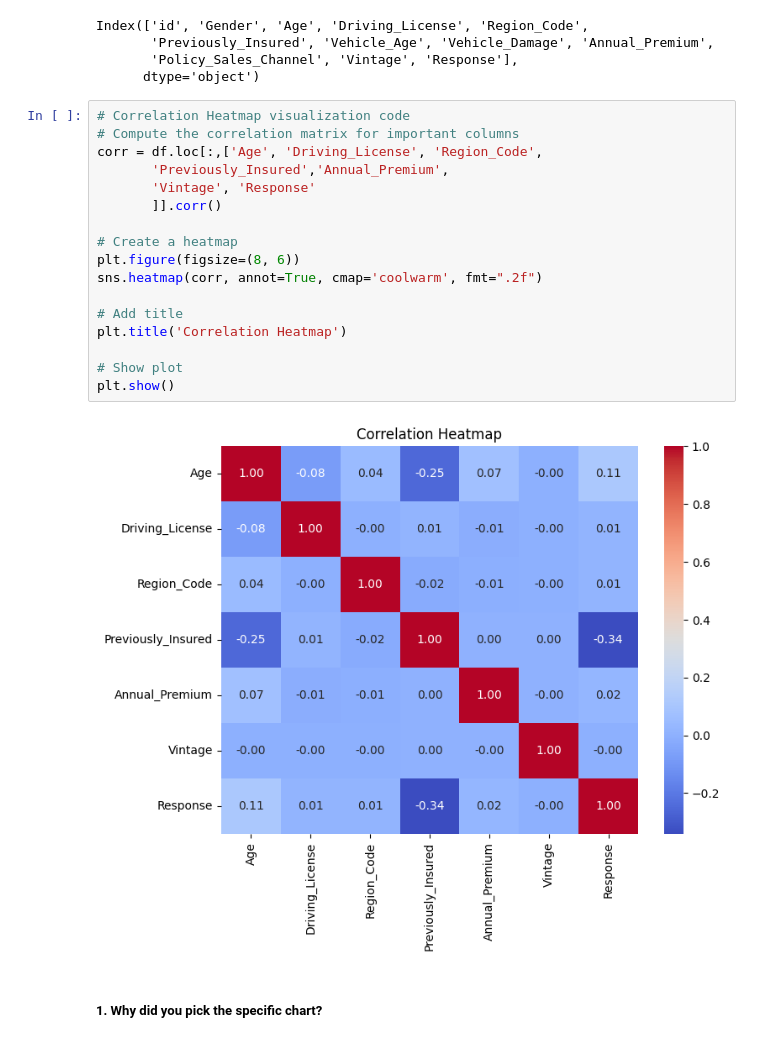
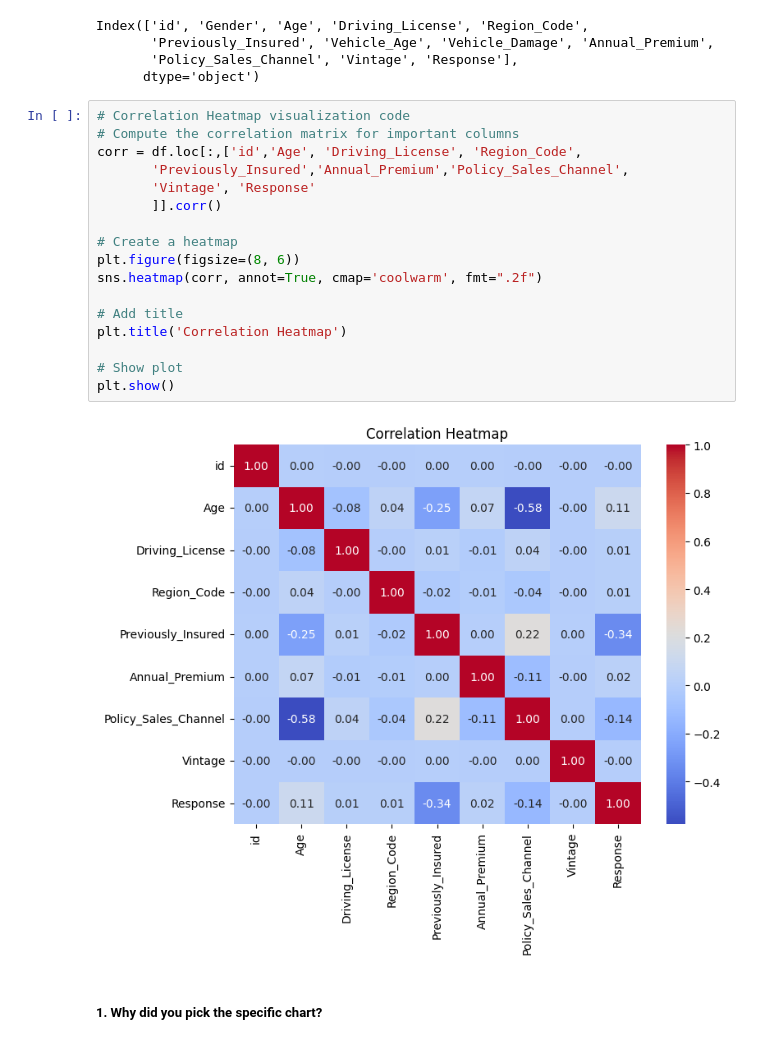
Before and after one commit to shanmukhareddygali/Max-Life-Health-Insurance-Cross-Sell-Prediction-using-Machine-Learning, a Jupyter notebook: Copy_of_Sample_ML_Submission_Template.ipynb, the cells around one changed output. Saved outputs shown, nothing was run; the diff lists cells and outputs as text.

```diff
--- a/Copy_of_Sample_ML_Submission_Template.ipynb
+++ b/Copy_of_Sample_ML_Submission_Template.ipynb
@@ -748,22 +745,22 @@ Index(['id', 'Gender', 'Age', 'Driving_License', 'Region_Code',
 # %%
 # Correlation Heatmap visualization code
 # Compute the correlation matrix for important columns
-corr = df.loc[:,['Age', 'Driving_License', 'Region_Code',
-       'Previously_Insured','Annual_Premium',
+corr = df.loc[:,['id','Age', 'Driving_License', 'Region_Code',
+       'Previously_Insured','Annual_Premium','Policy_Sales_Channel',
        'Vintage', 'Response'
        ]].corr()
 
 # Create a heatmap
 plt.figure(figsize=(8, 6))
 sns.heatmap(corr, annot=True, cmap='coolwarm', fmt=".2f")
 
 # Add title
 plt.title('Correlation Heatmap')
 
 # Show plot
 plt.show()
 # %% [output]
-[figure, old version]
+[figure, new version]
 # %% [markdown]
 ##### 1. Why did you pick the specific chart?
 # %% [markdown]
```
Also changed, not shown: parts of 81 cells of this notebook.
